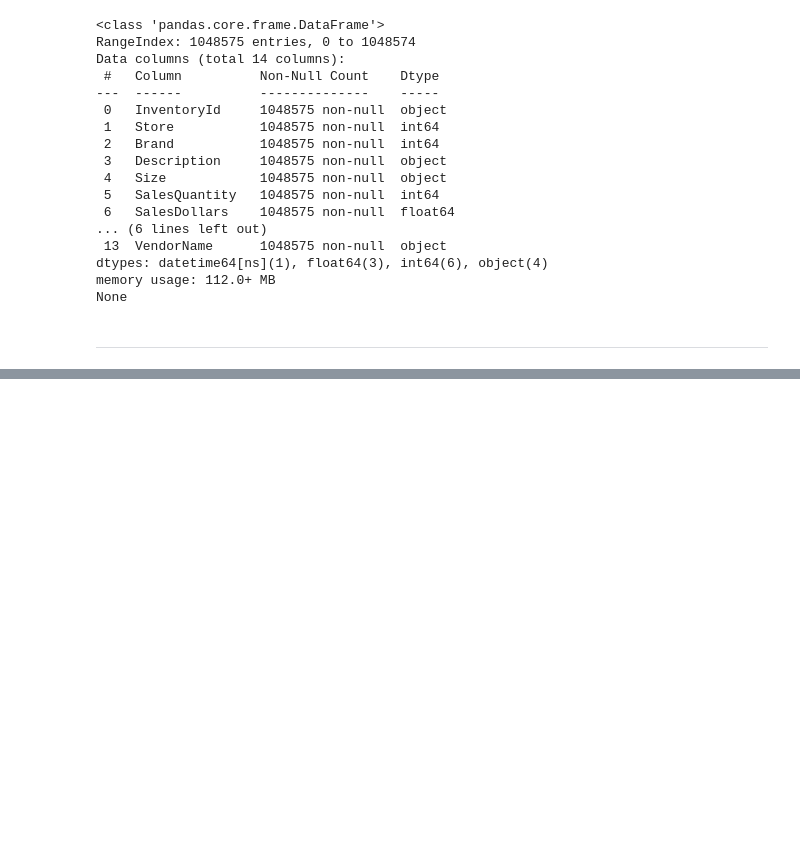
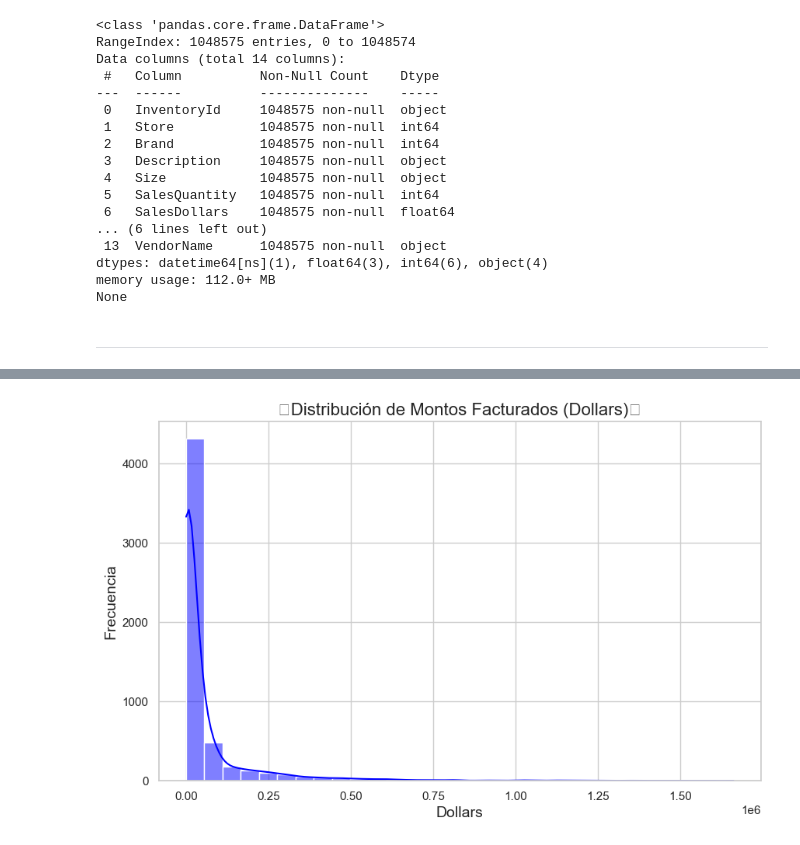
Before and after one commit to Dapt01G2-Henry/ComerLogistics, a Jupyter notebook: Sprint_1/EDA y ETL/EDA y ETL.ipynb, the cells around one changed output, grey strips where cells are left out. Saved outputs shown, nothing was run; the diff lists cells and outputs as text; code cells hidden in the pictures; blank space fills up the shorter version.

```diff
--- a/Sprint_1/EDA y ETL/EDA y ETL.ipynb
+++ b/Sprint_1/EDA y ETL/EDA y ETL.ipynb
@@ -492,0 +669,3 @@ None
+# %%
+# Cargar el archivo CSV limpio
+invoice_purchases_df1 = pd.read_csv(r'C:\Users\hernan\Desktop\Hernan\henry\Proyecto Final\ComerLogistics\Sprint_1\EDA y ETL\InvoicePurchases12312016_clean.csv')
@@ -492,0 +676,13 @@ None
+# %%
+# Configurar el estilo de Seaborn
+sns.set(style="whitegrid")
+
+# 1. Histograma de la columna Dollars 💵
+plt.figure(figsize=(10, 6))
+sns.histplot(invoice_purchases_df1['Dollars'], bins=30, kde=True, color='blue')
+plt.title('📉Distribución de Montos Facturados (Dollars)📉', fontsize=16)
+plt.xlabel('Dollars', fontsize=14)
+plt.ylabel('Frecuencia', fontsize=14)
+plt.show()
+# %% [output]
+[figure, added]
```
Also changed, not shown: parts of 37 cells of this notebook, 3 other files.
